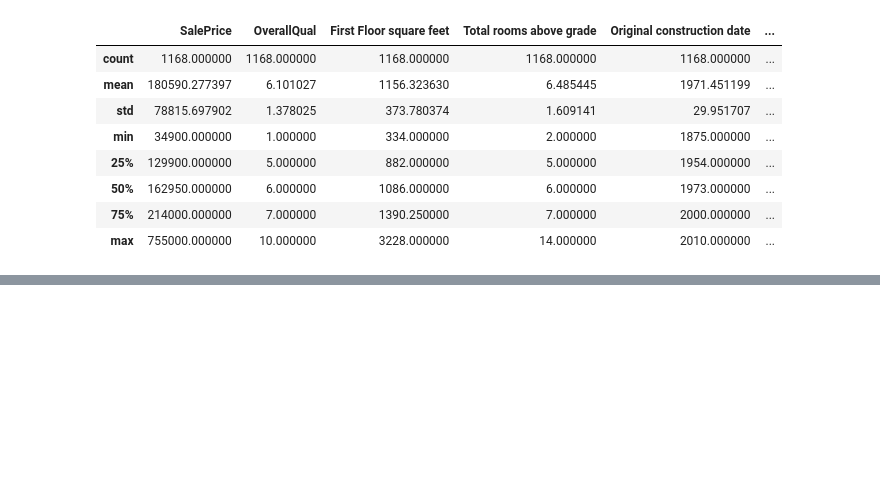
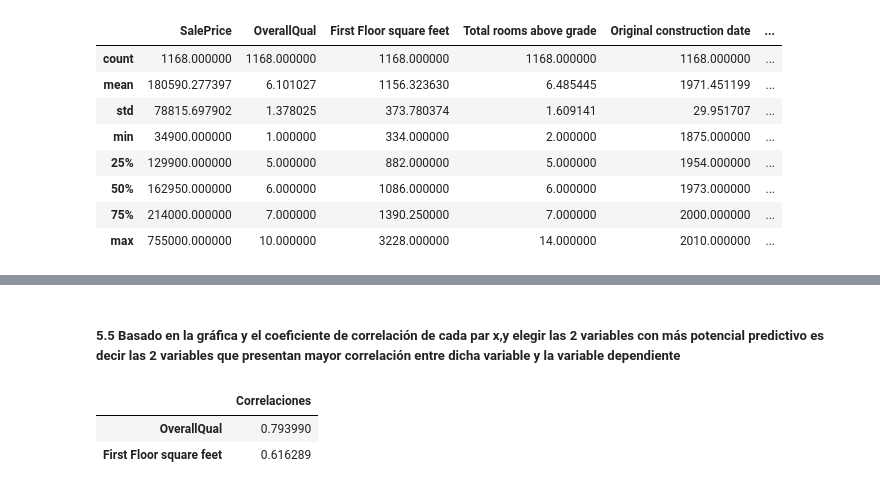
Before and after one commit to EdiAOHernandez/PythonCienciadeDatos, a Jupyter notebook: Proyecto2021PY.ipynb, the cells around one changed output, grey strips where cells are left out. Cells and saved outputs as stored; diff of their text form; code cells hidden in the pictures; blank space fills up the shorter version.

```diff
--- a/Proyecto2021PY.ipynb
+++ b/Proyecto2021PY.ipynb
@@ -183,0 +219,8 @@ for i in Set_Entrenamiento.columns.values:
+# %% [markdown]
+##### 5.5 Basado en la gráfica y el coeficiente de correlación de cada par x,y elegir las 2 variables con más potencial predictivo es decir las 2 variables que presentan mayor correlación entre dicha variable y la variable dependiente
+# %%
+MisCorrelaciones.sort_values(by='Correlaciones', ascending = False)[1:3]
+# %% [output]
+|  | Correlaciones |
+| OverallQual | 0.793990 |
+| First Floor square feet | 0.616289 |
```
Also changed, not shown: parts of 7 cells of this notebook.
